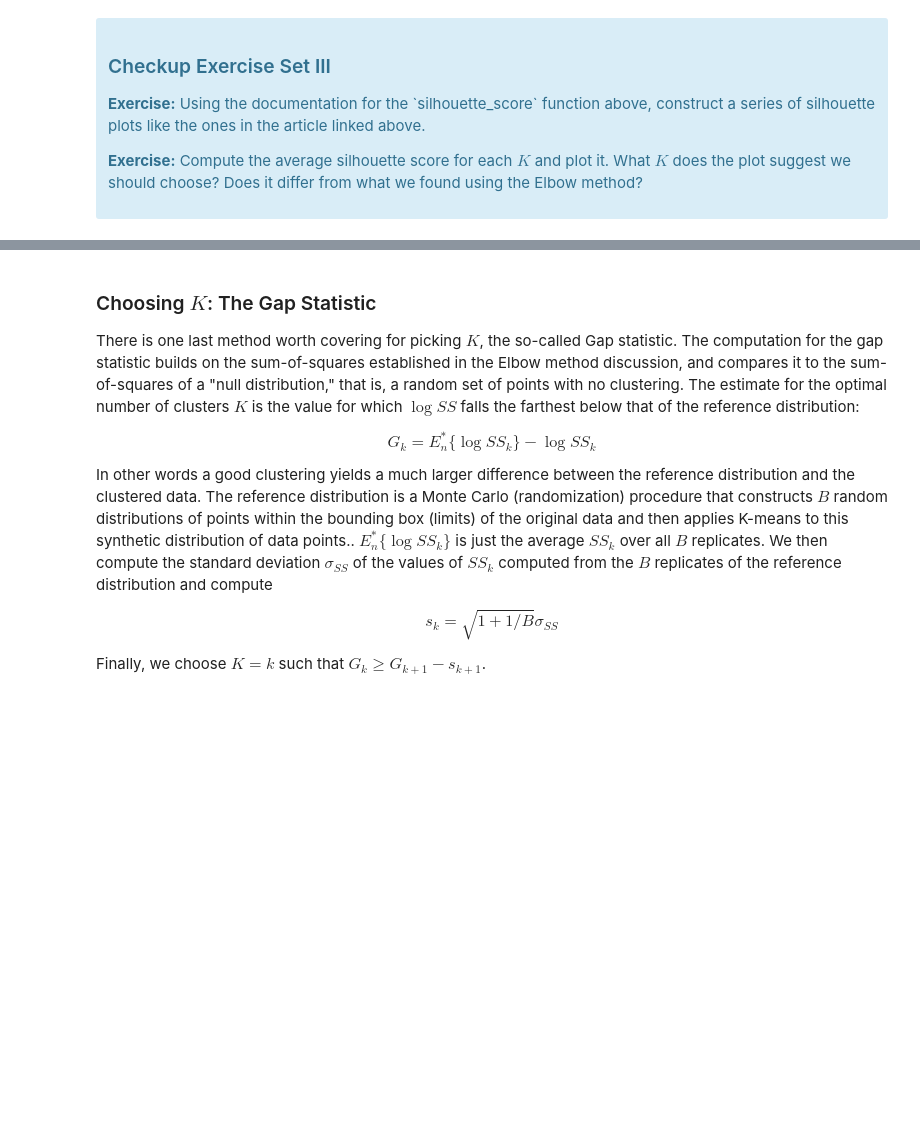
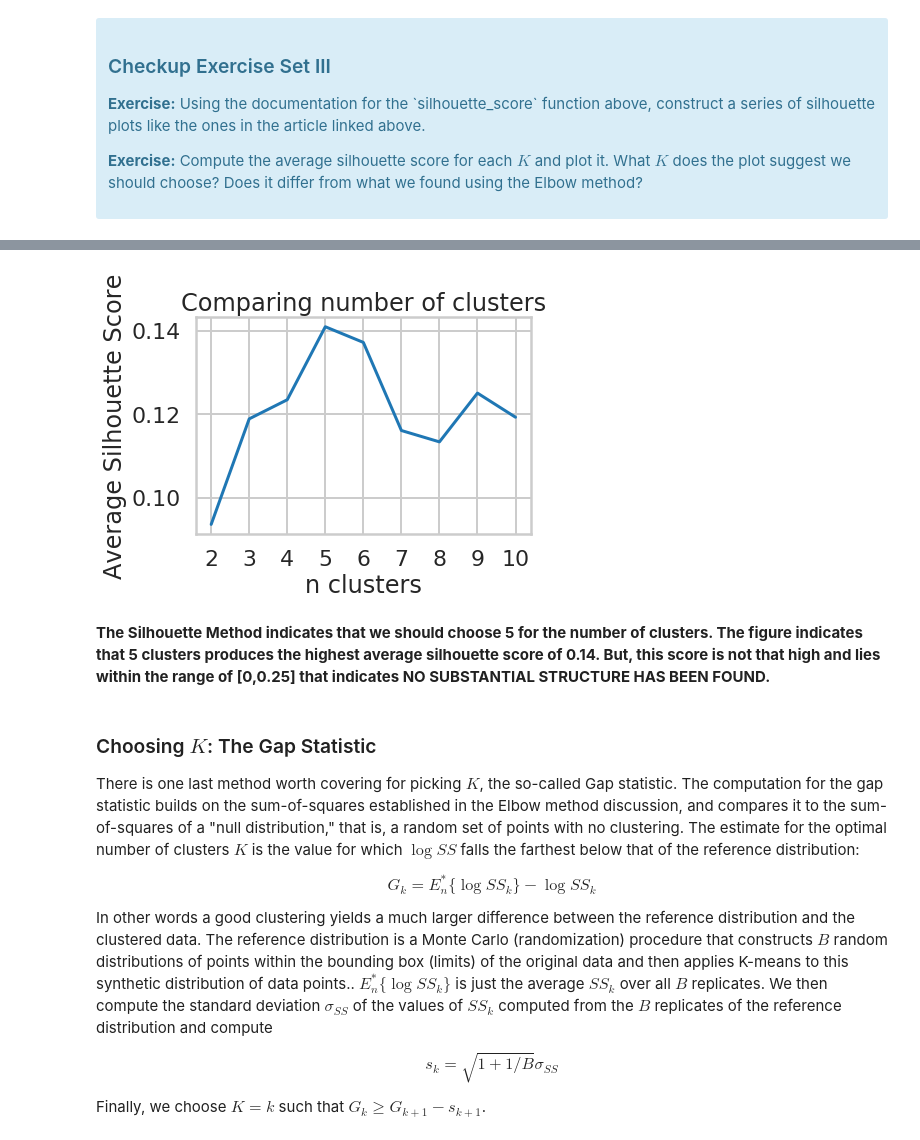
Before and after one commit to AHalarewicz/Clustering, a Jupyter notebook: clustering/Mini_Project_Clustering.ipynb, the cells around one changed output, grey strips where cells are left out. Saved outputs shown, nothing was run; the diff lists cells and outputs as text; code cells hidden in the pictures; blank space fills up the shorter version.

```diff
--- a/clustering/Mini_Project_Clustering.ipynb
+++ b/clustering/Mini_Project_Clustering.ipynb
@@ -236,3 +343,13 @@ Fortunately, scikit-learn provides a function to compute this for us (phew!) cal
+# %%
+_ = plt.plot(silhouette_score_avg)
+_ = plt.title('Comparing number of clusters')
+_ = plt.xlabel('n clusters')
+_ = plt.ylabel('Average Silhouette Score')
+_ = plt.xticks(range(0,9,1),range(2,11,1))
+# %% [output]
+[figure, added]
+# %% [markdown]
+**The Silhouette Method indicates that we should choose 5 for the number of clusters. The figure indicates that 5 clusters produces the highest average silhouette score of 0.14. But, this score is not that high and lies within the range of [0,0.25] that indicates NO SUBSTANTIAL STRUCTURE HAS BEEN FOUND.**
 # %% [markdown]
 ### Choosing $K$: The Gap Statistic
 
```
Also changed, not shown: parts of 5 cells of this notebook.
